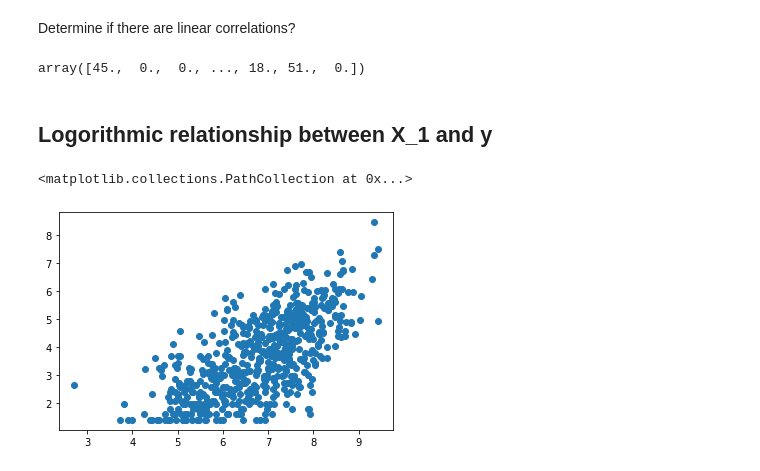
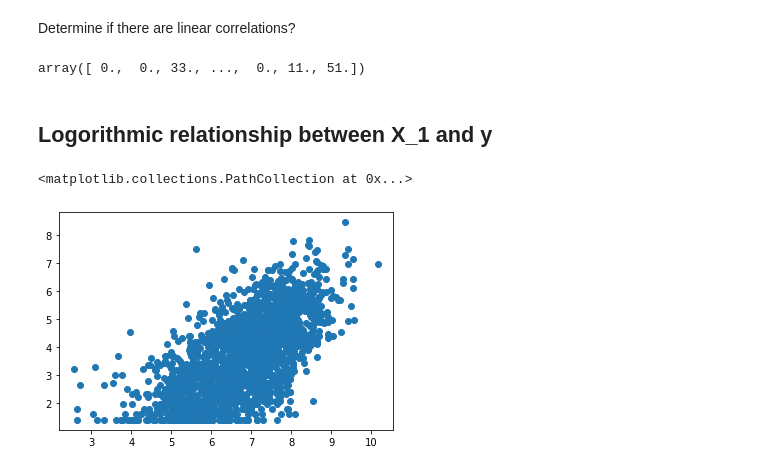
Before and after one commit to Vespacian/Analysis-of-COVID-19, a Jupyter notebook: dAnalysis.ipynb, the cells around one changed output. Drawn from its saved outputs; the diff is of its cells as text; code cells hidden in the pictures.

Commit message:
Filtered certian data

```diff
--- a/dAnalysis.ipynb
+++ b/dAnalysis.ipynb
@@ -28,6 +33,10 @@ data.columns.values.tolist()
 # %% [markdown]
 ## Data Processing for State
 # %%
-sliced = data[['inpatient_beds_used_covid_7_day_sum', 'total_beds_7_day_sum', 'all_pediatric_inpatient_beds_7_day_sum', 'total_patients_hospitalized_confirmed_influenza_and_covid_7_day_coverage']]
+sliced = data[['inpatient_beds_used_covid_7_day_sum',
+
+                'all_adult_hospital_inpatient_beds_7_day_sum',
+                'total_beds_7_day_sum',
+                'inpatient_beds_used_7_day_sum', 'inpatient_beds_7_day_sum']]
 sliced
 # %% [output]
@@ -53,6 +62,7 @@ def ifZero(x):
         return 0
     return x
 # %%
-psliced = sliced['inpatient_beds_used_covid_7_day_sum'].dropna().apply(ifZero)
+psliced = sliced.dropna()
+psliced= psliced.applymap(lambda x: ifZero(x))
 psliced
 # %% [output]
@@ -104,17 +82,23 @@ pdf
 # %% [markdown]
 Determine if there are linear correlations?
 # %%
-y = np.array(pdf['inpatient_beds_used_covid_7_day_sum'])
+y = np.array(psliced['inpatient_beds_used_covid_7_day_sum'])
 y
 # %% [output]
-array([45.,  0.,  0., ..., 18., 51.,  0.])
+array([ 0.,  0., 33., ...,  0., 11., 51.])
 # %%
-X_1 = np.array(pdf['total_beds_7_day_sum'])
-X_1 = np.log(X_1)
+X_1 = np.array(psliced['total_beds_7_day_sum'])
+
+X_2 = np.array(psliced['inpatient_beds_used_7_day_sum'])
+X_3 = np.array(psliced['inpatient_beds_7_day_sum'])
+
+
+X_1 = X_1
+# X_2 = np.log(X_2)
 # %% [markdown]
 ## Logorithmic relationship between X_1 and y
 # %%
-plt.scatter(X_1, np.log(y))
+plt.scatter(np.log(X_1), np.log(y))
 # %% [output]
 <matplotlib.collections.PathCollection at 0x...>
-[figure, old version]
+[figure, new version]
```
Also changed, not shown: parts of 11 cells of this notebook, 1 other file.
